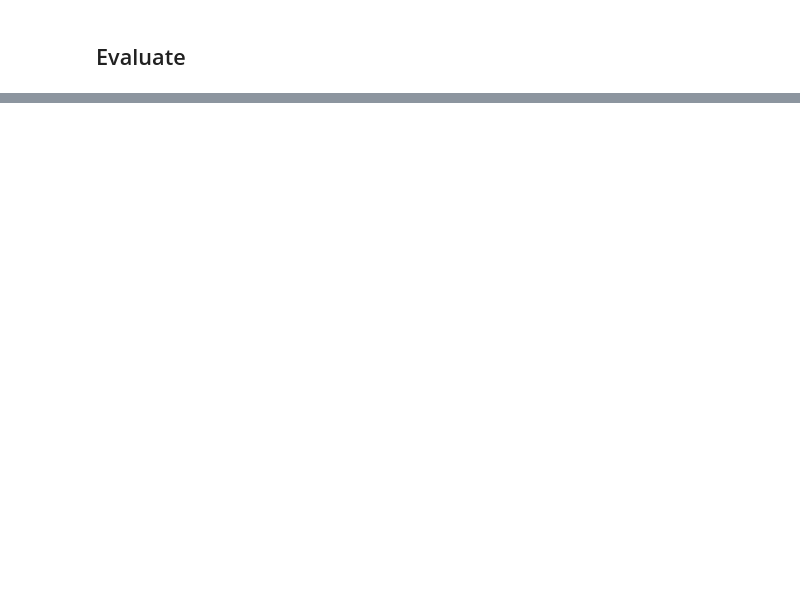
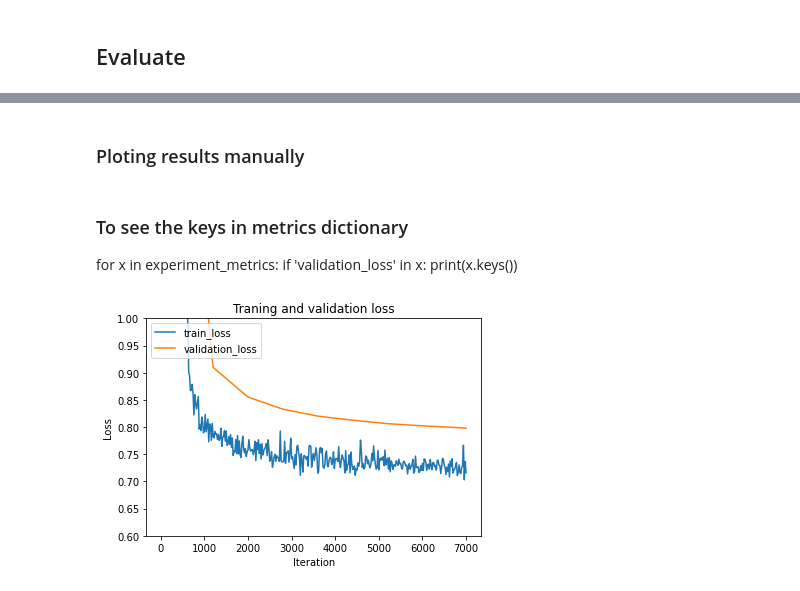
Before and after one commit to JosmarSuarez/Instance_Segmentation_Sandbox, a Jupyter notebook: 02_detectron2_notebooks/P4_centermask_sil_val/centermask_sil_val.ipynb, the cells around one changed output, grey strips where cells are left out. Saved outputs shown, nothing was run; the diff lists cells and outputs as text; code cells hidden in the pictures; blank space fills up the shorter version.

```diff
--- a/02_detectron2_notebooks/P4_centermask_sil_val/centermask_sil_val.ipynb
+++ b/02_detectron2_notebooks/P4_centermask_sil_val/centermask_sil_val.ipynb
@@ -321,0 +357,41 @@ OrderedDict([('bbox',
+# %% [markdown]
+### Ploting results manually
+# %%
+import json
+import matplotlib.pyplot as plt
+def load_json_arr(json_path):
+    lines = []
+    with open(json_path, 'r') as f:
+        for line in f:
+            lines.append(json.loads(line))
+    return lines
+
+
+# ann_path = "/home/josmar/proyectos/codes/02_detectron2_notebooks/P1_silhouette_training/output/run9_second_method/metrics.json"
+ann_path = "/home/josmar/proyectos/codes/02_detectron2_notebooks/P4_centermask_sil_val/output/ordered_centermask2_v39_run1/metrics.json"
+experiment_metrics = load_json_arr(ann_path)
+# %% [markdown]
+### To see the keys in metrics dictionary
+for x in experiment_metrics:
+    if 'validation_loss' in x:
+        print(x.keys())
+# %%
+axes = plt.axes()
+
+plt.plot(
+    [x['iteration'] for x in experiment_metrics if 'total_loss' in x],
+    [x['total_loss'] for x in experiment_metrics if 'total_loss' in x])
+plt.plot(
+    [x['iteration'] for x in experiment_metrics if 'validation_loss' in x],
+    [x['validation_loss'] for x in experiment_metrics if 'validation_loss' in x])
+axes.set_ylim([0.6, 1])
+plt.xlabel("Iteration")
+plt.ylabel("Loss")
+plt.title("Traning and validation loss")
+plt.legend(['train_loss', 'validation_loss'], loc='upper left')
+
+plt.savefig("/home/josmar/proyectos/codes/02_detectron2_notebooks/P4_centermask_sil_val/my_plots/ordered_centermask2_v39_run1_loss.svg")
+
+plt.show()
+# %% [output]
+[figure, added]
```
Also changed, not shown: parts of 10 cells of this notebook, 17 other files.
